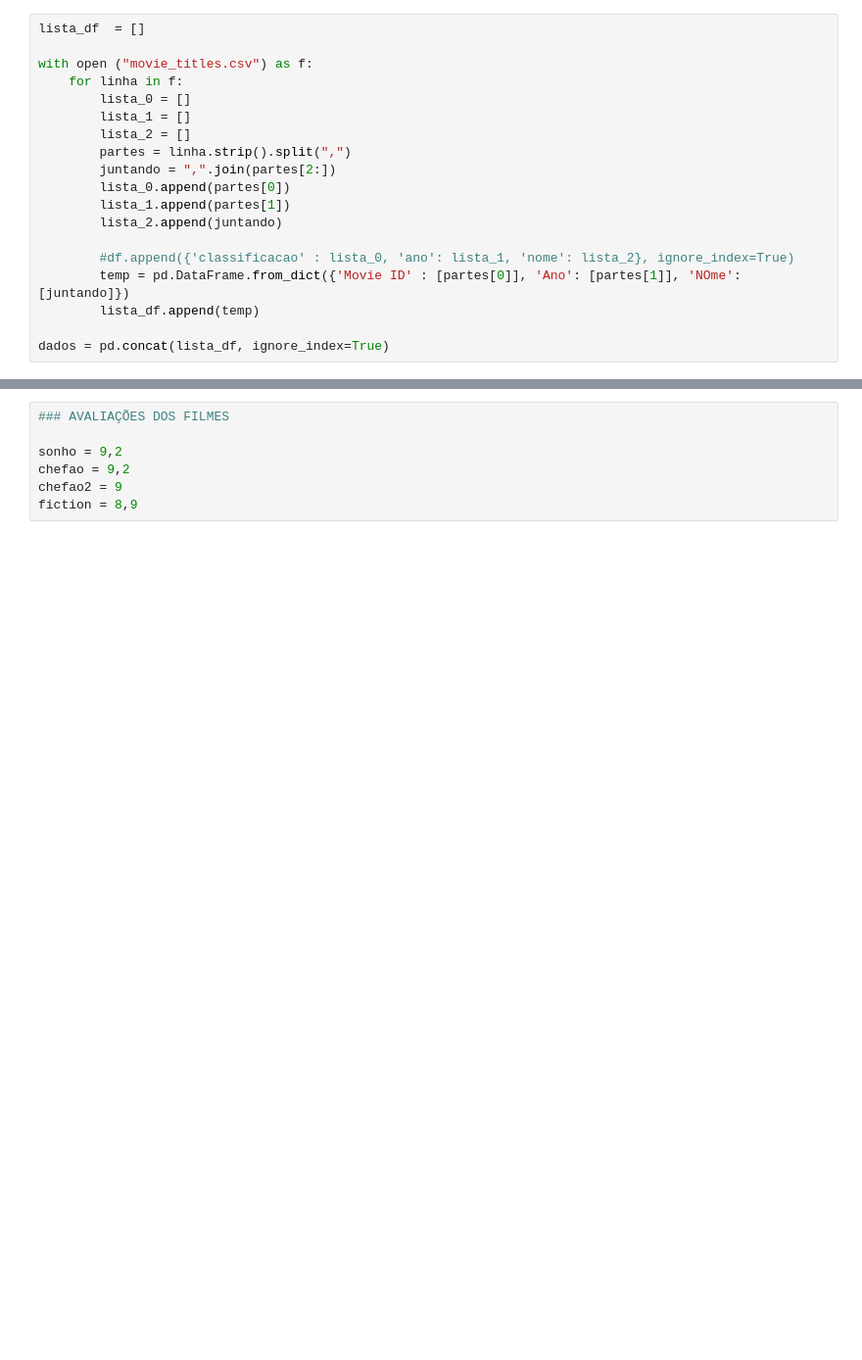
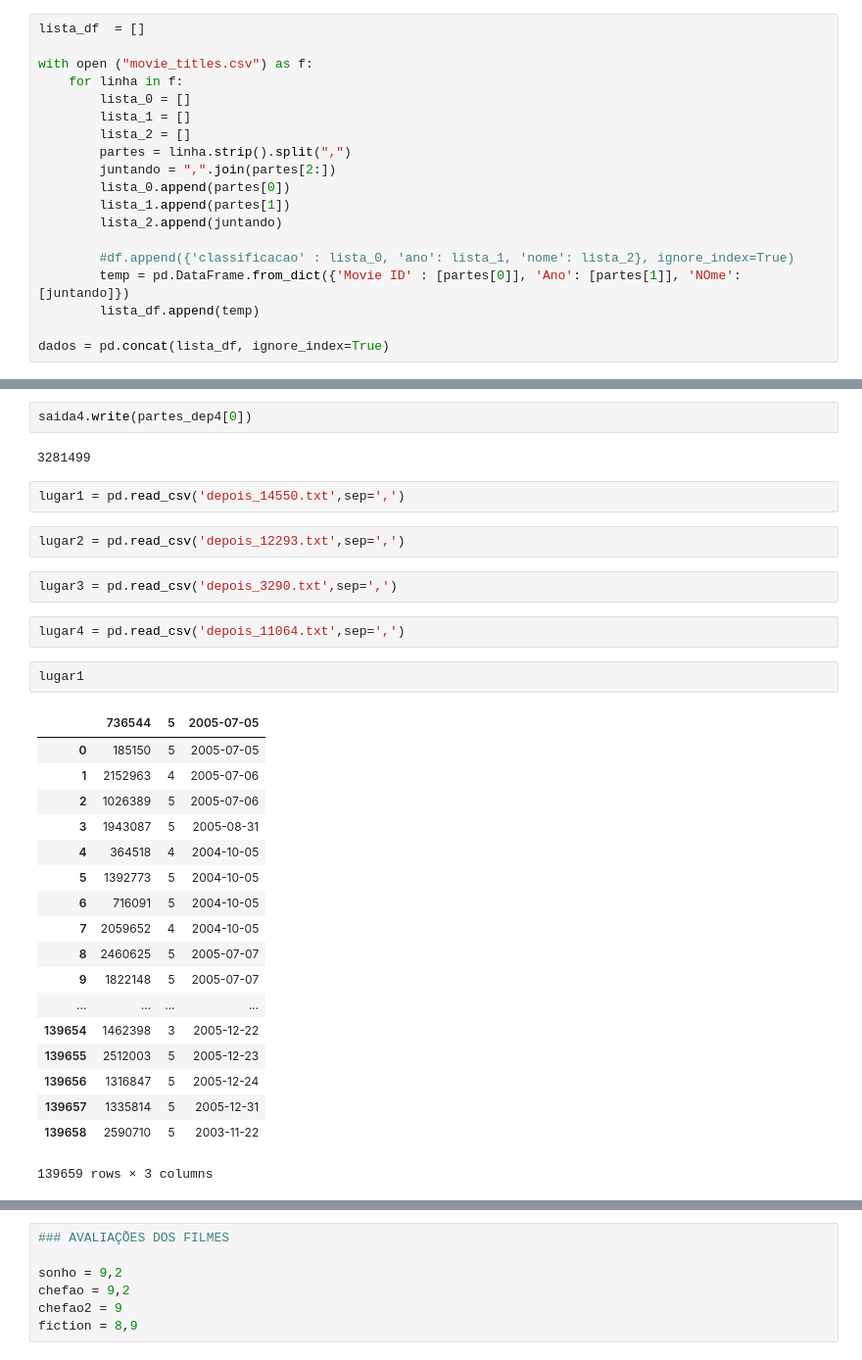
Before and after one commit to rodrigogatti/cienciadosdadosP3, a Jupyter notebook: Avaliação Netflix NOVA.ipynb, the cells around one changed output, grey strips where cells are left out. Shown at 98% size. Cells and saved outputs as stored; diff of their text form; blank space fills up the shorter version.

```diff
--- a/Avaliação Netflix NOVA.ipynb
+++ b/Avaliação Netflix NOVA.ipynb
@@ -37,0 +154,33 @@ dados = pd.concat(lista_df, ignore_index=True)
+# %%
+saida4.write(partes_dep4[0])
+# %% [output]
+3281499
+# %%
+lugar1 = pd.read_csv('depois_14550.txt',sep=',')
+# %%
+lugar2 = pd.read_csv('depois_12293.txt',sep=',')
+# %%
+lugar3 = pd.read_csv('depois_3290.txt',sep=',')
+# %%
+lugar4 = pd.read_csv('depois_11064.txt',sep=',')
+# %%
+lugar1
+# %% [output]
+|  | 736544 | 5 | 2005-07-05 |
+| 0 | 185150 | 5 | 2005-07-05 |
+| 1 | 2152963 | 4 | 2005-07-06 |
+| 2 | 1026389 | 5 | 2005-07-06 |
+| 3 | 1943087 | 5 | 2005-08-31 |
+| 4 | 364518 | 4 | 2004-10-05 |
+| 5 | 1392773 | 5 | 2004-10-05 |
+| 6 | 716091 | 5 | 2004-10-05 |
+| 7 | 2059652 | 4 | 2004-10-05 |
+| 8 | 2460625 | 5 | 2005-07-07 |
+| 9 | 1822148 | 5 | 2005-07-07 |
+| ... | ... | ... | ... |
+| 139654 | 1462398 | 3 | 2005-12-22 |
+| 139655 | 2512003 | 5 | 2005-12-23 |
+| 139656 | 1316847 | 5 | 2005-12-24 |
+| 139657 | 1335814 | 5 | 2005-12-31 |
+| 139658 | 2590710 | 5 | 2003-11-22 |
+139659 rows × 3 columns
```
Also changed, not shown: parts of 48 cells of this notebook, 4 other files.
